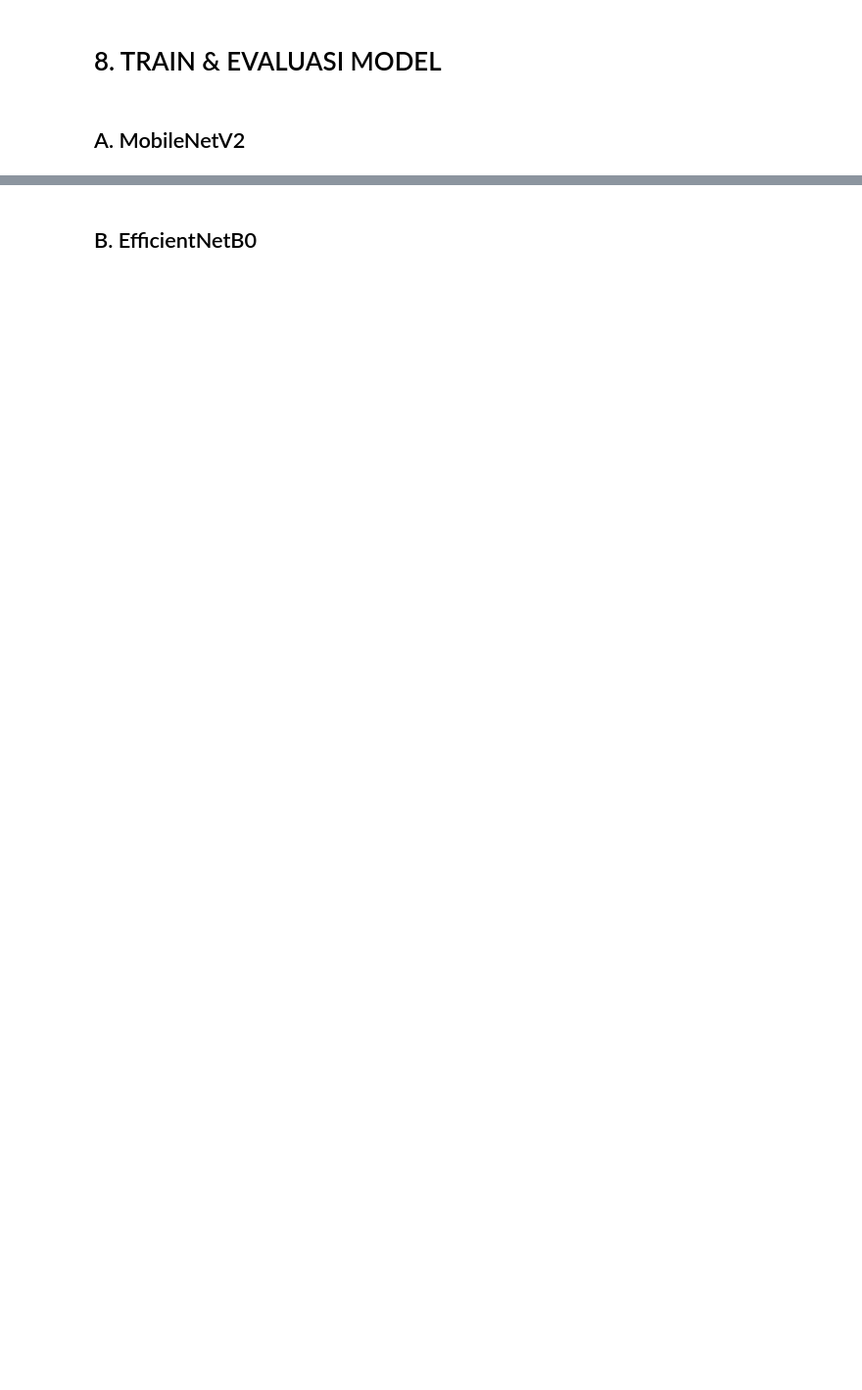
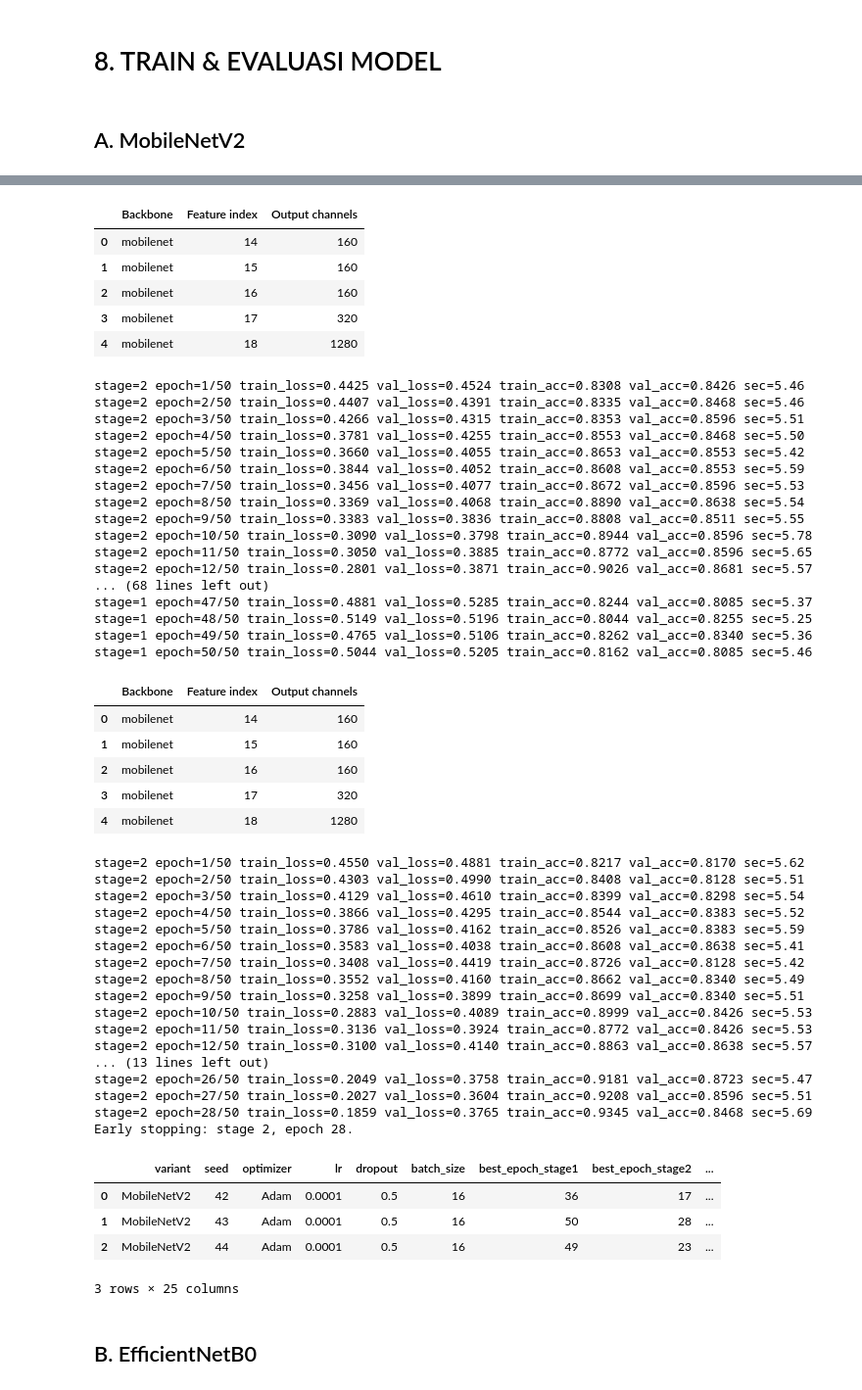
Before and after one commit to rifqiadrianto007/hybrid_modelv3.1, a Jupyter notebook: model.ipynb, the cells around one changed output, grey strips where cells are left out. Shown at 98% size. Cells and saved outputs as stored; diff of their text form; code cells hidden in the pictures; blank space fills up the shorter version.

```diff
--- a/model.ipynb
+++ b/model.ipynb
@@ -50,10 +47,9 @@ Device : cuda
 # 2. CONFIG
 # %%
 SEEDS = [42, 43, 44] # default 42
-RUN_TAG = "pilot"
 DATA_DIR = Path("data/processed")
-CHECKPOINT_DIR = Path("checkpoints") / RUN_TAG
-REPORT_DIR = Path("reports") / RUN_TAG
+CHECKPOINT_DIR = Path("checkpoints")
+REPORT_DIR = Path("reports")
 FIG_DIR = REPORT_DIR / "figures"
 METRICS_DIR = REPORT_DIR / "metrics"
 for directory in (CHECKPOINT_DIR, FIG_DIR, METRICS_DIR) :
@@ -86,5 +82,3 @@ assert BASE_CONFIG["optimizer"] in GRID["optimizer"]
 assert BASE_CONFIG["lr"] in GRID["lr"]
 assert BASE_CONFIG["dropout"] in GRID["dropout"]
 assert BASE_CONFIG["batch_size"] in GRID["batch_size"]
-print("RUN_TAG :", RUN_TAG)
-print("Output :", CHECKPOINT_DIR, FIG_DIR, METRICS_DIR)
@@ -442,12 +451,18 @@ def _stage_start(backbone_name) :
 
 
 def print_unfrozen_stage_channels(model) :
+    rows = []
     for backbone_name, backbone in _backbone_parts(model) :
         start_index = _stage_start(backbone_name)
-        print(backbone_name, "features[" + str(start_index) + ":] channels :", {
-            index: _last_conv_channels(backbone.features[index])
-            for index in range(start_index, len(backbone.features))
-        })
+        for index in range(start_index, len(backbone.features)) :
+            rows.append({
+                "Backbone": backbone_name,
+                "Feature index": index,
+                "Output channels": _last_conv_channels(backbone.features[index]),
+            })
+    table = pd.DataFrame(rows)
+    display(table)
+    return table
 
 
 def unfreeze_last_stages(model) :
@@ -791,7 +736,9 @@ def run_experiment(variant_name, builder, cfg, seed) :
 # %%
 mobilenet_runs = []
 for run_seed in SEEDS :
-    run_row, run_payload = run_experiment("MobileNetV2", build_mobilenet, BASE_CONFIG, run_seed)
+    run_row, _ = run_experiment("MobileNetV2", build_mobilenet, BASE_CONFIG, run_seed)
     mobilenet_runs.append(run_row)
-print(pd.DataFrame(mobilenet_runs))
+
+mobilenet_runs_table = pd.DataFrame(mobilenet_runs).sort_values("seed").reset_index(drop=True)
+display(mobilenet_runs_table)
 # %% [output]
@@ -815,3 +785,54 @@ stage=1 epoch=12/50 train_loss=0.8238 val_loss=1.1731 train_acc=0.8429 val_acc=0
+|  | Backbone | Feature index | Output channels |
+| 0 | mobilenet | 14 | 160 |
+| 1 | mobilenet | 15 | 160 |
+| 2 | mobilenet | 16 | 160 |
+| 3 | mobilenet | 17 | 320 |
+| 4 | mobilenet | 18 | 1280 |
+stage=2 epoch=1/50 train_loss=0.4425 val_loss=0.4524 train_acc=0.8308 val_acc=0.8426 sec=5.46
+stage=2 epoch=2/50 train_loss=0.4407 val_loss=0.4391 train_acc=0.8335 val_acc=0.8468 sec=5.46
+stage=2 epoch=3/50 train_loss=0.4266 val_loss=0.4315 train_acc=0.8353 val_acc=0.8596 sec=5.51
+stage=2 epoch=4/50 train_loss=0.3781 val_loss=0.4255 train_acc=0.8553 val_acc=0.8468 sec=5.50
+stage=2 epoch=5/50 train_loss=0.3660 val_loss=0.4055 train_acc=0.8653 val_acc=0.8553 sec=5.42
+stage=2 epoch=6/50 train_loss=0.3844 val_loss=0.4052 train_acc=0.8608 val_acc=0.8553 sec=5.59
+stage=2 epoch=7/50 train_loss=0.3456 val_loss=0.4077 train_acc=0.8672 val_acc=0.8596 sec=5.53
+stage=2 epoch=8/50 train_loss=0.3369 val_loss=0.4068 train_acc=0.8890 val_acc=0.8638 sec=5.54
+stage=2 epoch=9/50 train_loss=0.3383 val_loss=0.3836 train_acc=0.8808 val_acc=0.8511 sec=5.55
+stage=2 epoch=10/50 train_loss=0.3090 val_loss=0.3798 train_acc=0.8944 val_acc=0.8596 sec=5.78
+stage=2 epoch=11/50 train_loss=0.3050 val_loss=0.3885 train_acc=0.8772 val_acc=0.8596 sec=5.65
+stage=2 epoch=12/50 train_loss=0.2801 val_loss=0.3871 train_acc=0.9026 val_acc=0.8681 sec=5.57
+... (68 lines left out)
+stage=1 epoch=47/50 train_loss=0.4881 val_loss=0.5285 train_acc=0.8244 val_acc=0.8085 sec=5.37
+stage=1 epoch=48/50 train_loss=0.5149 val_loss=0.5196 train_acc=0.8044 val_acc=0.8255 sec=5.25
+stage=1 epoch=49/50 train_loss=0.4765 val_loss=0.5106 train_acc=0.8262 val_acc=0.8340 sec=5.36
+stage=1 epoch=50/50 train_loss=0.5044 val_loss=0.5205 train_acc=0.8162 val_acc=0.8085 sec=5.46
+|  | Backbone | Feature index | Output channels |
+| 0 | mobilenet | 14 | 160 |
+| 1 | mobilenet | 15 | 160 |
+| 2 | mobilenet | 16 | 160 |
+| 3 | mobilenet | 17 | 320 |
+| 4 | mobilenet | 18 | 1280 |
+stage=2 epoch=1/50 train_loss=0.4550 val_loss=0.4881 train_acc=0.8217 val_acc=0.8170 sec=5.62
+stage=2 epoch=2/50 train_loss=0.4303 val_loss=0.4990 train_acc=0.8408 val_acc=0.8128 sec=5.51
+stage=2 epoch=3/50 train_loss=0.4129 val_loss=0.4610 train_acc=0.8399 val_acc=0.8298 sec=5.54
+stage=2 epoch=4/50 train_loss=0.3866 val_loss=0.4295 train_acc=0.8544 val_acc=0.8383 sec=5.52
+stage=2 epoch=5/50 train_loss=0.3786 val_loss=0.4162 train_acc=0.8526 val_acc=0.8383 sec=5.59
+stage=2 epoch=6/50 train_loss=0.3583 val_loss=0.4038 train_acc=0.8608 val_acc=0.8638 sec=5.41
+stage=2 epoch=7/50 train_loss=0.3408 val_loss=0.4419 train_acc=0.8726 val_acc=0.8128 sec=5.42
+stage=2 epoch=8/50 train_loss=0.3552 val_loss=0.4160 train_acc=0.8662 val_acc=0.8340 sec=5.49
+stage=2 epoch=9/50 train_loss=0.3258 val_loss=0.3899 train_acc=0.8699 val_acc=0.8340 sec=5.51
+stage=2 epoch=10/50 train_loss=0.2883 val_loss=0.4089 train_acc=0.8999 val_acc=0.8426 sec=5.53
+stage=2 epoch=11/50 train_loss=0.3136 val_loss=0.3924 train_acc=0.8772 val_acc=0.8426 sec=5.53
+stage=2 epoch=12/50 train_loss=0.3100 val_loss=0.4140 train_acc=0.8863 val_acc=0.8638 sec=5.57
+... (13 lines left out)
+stage=2 epoch=26/50 train_loss=0.2049 val_loss=0.3758 train_acc=0.9181 val_acc=0.8723 sec=5.47
+stage=2 epoch=27/50 train_loss=0.2027 val_loss=0.3604 train_acc=0.9208 val_acc=0.8596 sec=5.51
+stage=2 epoch=28/50 train_loss=0.1859 val_loss=0.3765 train_acc=0.9345 val_acc=0.8468 sec=5.69
+Early stopping: stage 2, epoch 28.
+|  | variant | seed | optimizer | lr | dropout | batch_size | best_epoch_stage1 | best_epoch_stage2 | ... |
+| 0 | MobileNetV2 | 42 | Adam | 0.0001 | 0.5 | 16 | 36 | 17 | ... |
+| 1 | MobileNetV2 | 43 | Adam | 0.0001 | 0.5 | 16 | 50 | 28 | ... |
+| 2 | MobileNetV2 | 44 | Adam | 0.0001 | 0.5 | 16 | 49 | 23 | ... |
+3 rows × 25 columns
 # %% [markdown]
 ## B. EfficientNetB0
 # %%
```
Also changed, not shown: parts of 21 cells of this notebook.
